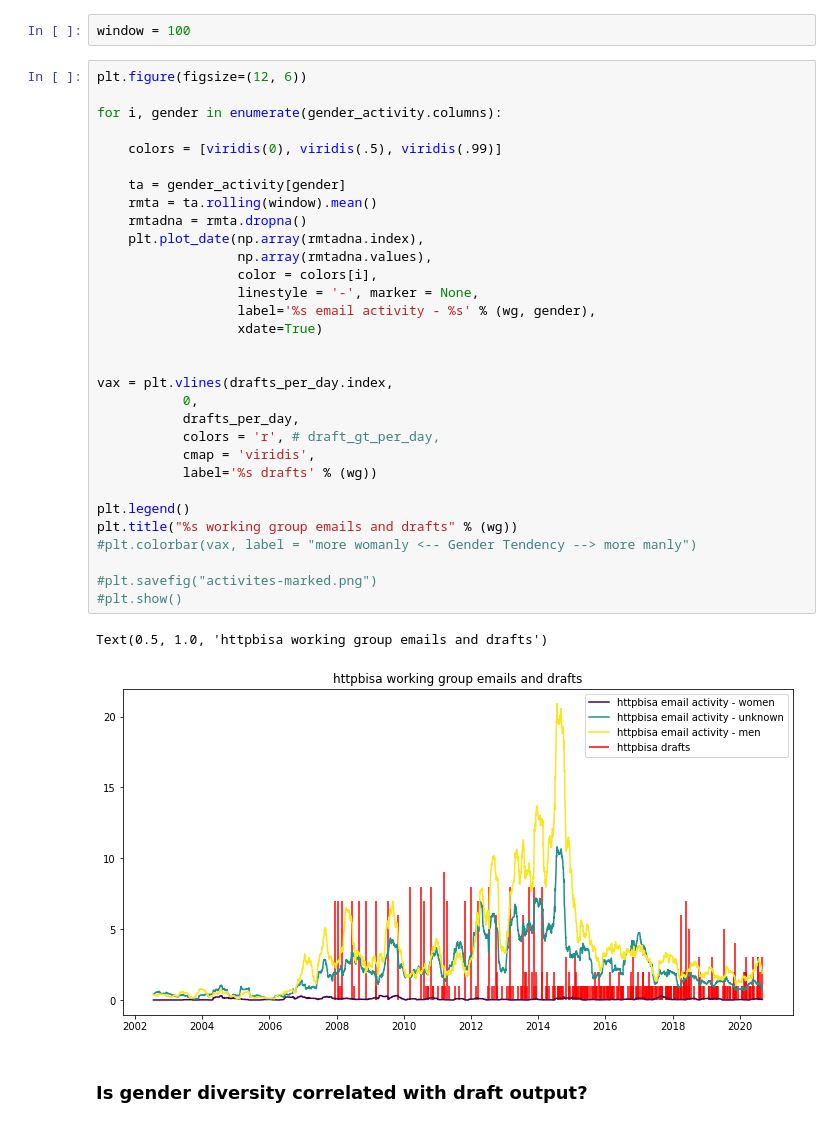
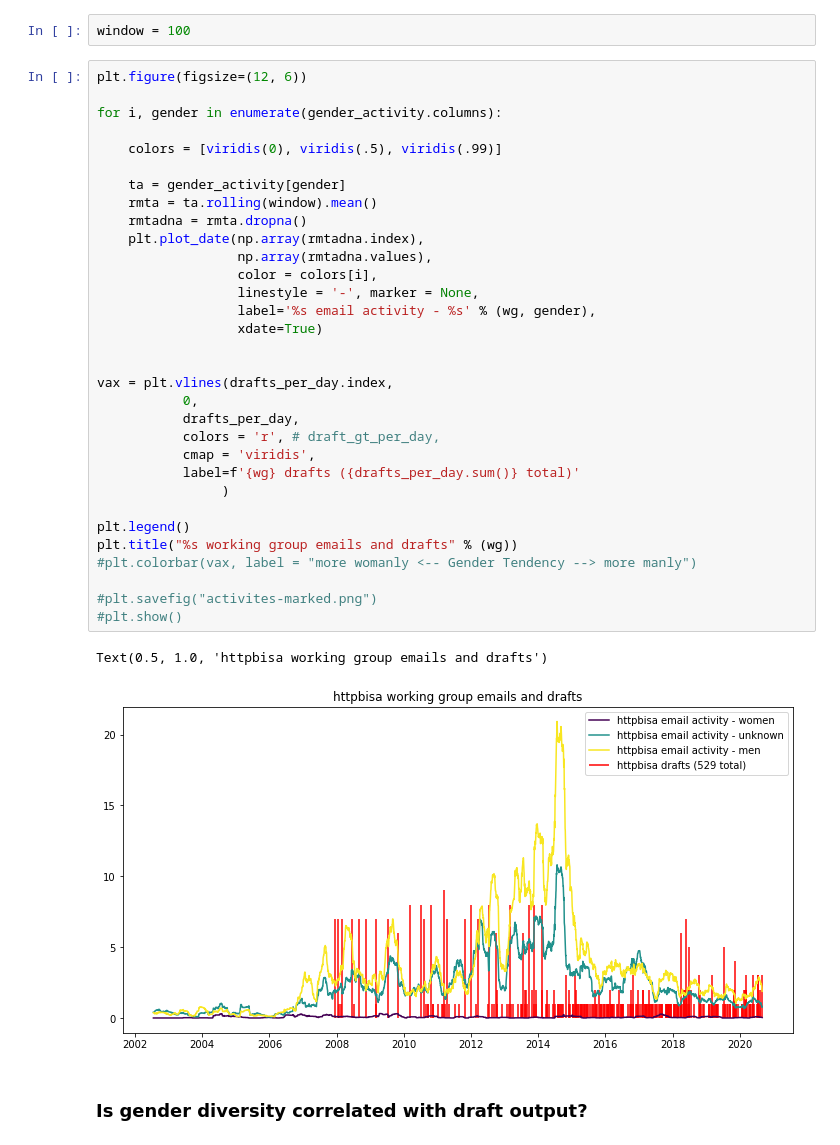
Before and after one commit to datactive/bigbang, a Jupyter notebook: examples/experimental_notebooks/Working Group Emails and Drafts-httpbis.ipynb, the cells around one changed output. Saved outputs shown, nothing was run; the diff lists cells and outputs as text.

```diff
--- a/examples/experimental_notebooks/Working Group Emails and Drafts-httpbis.ipynb
+++ b/examples/experimental_notebooks/Working Group Emails and Drafts-httpbis.ipynb
@@ -124,35 +124,36 @@ plt.figure(figsize=(12, 6))
 
 for i, gender in enumerate(gender_activity.columns):
 
     colors = [viridis(0), viridis(.5), viridis(.99)]
 
     ta = gender_activity[gender]
     rmta = ta.rolling(window).mean()
     rmtadna = rmta.dropna()
     plt.plot_date(np.array(rmtadna.index),
                   np.array(rmtadna.values),
                   color = colors[i],
                   linestyle = '-', marker = None,
                   label='%s email activity - %s' % (wg, gender),
                   xdate=True)
 
 
 vax = plt.vlines(drafts_per_day.index,
            0,
            drafts_per_day,
            colors = 'r', # draft_gt_per_day,
            cmap = 'viridis',
-           label='%s drafts' % (wg))
+           label=f'{wg} drafts ({drafts_per_day.sum()} total)'
+                )
 
 plt.legend()
 plt.title("%s working group emails and drafts" % (wg))
 #plt.colorbar(vax, label = "more womanly <-- Gender Tendency --> more manly")
 
 #plt.savefig("activites-marked.png")
 #plt.show()
 # %% [output]
 Text(0.5, 1.0, 'httpbisa working group emails and drafts')
-[figure, old version]
+[figure, new version]
 # %% [markdown]
 ### Is gender diversity correlated with draft output?
 # %%
```
Also changed, not shown: 2 other files.
